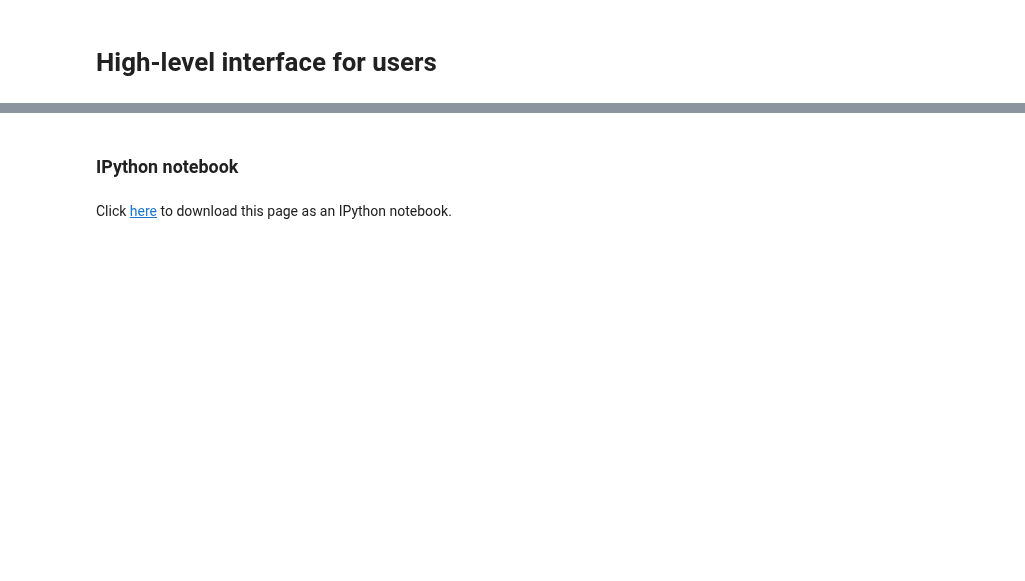
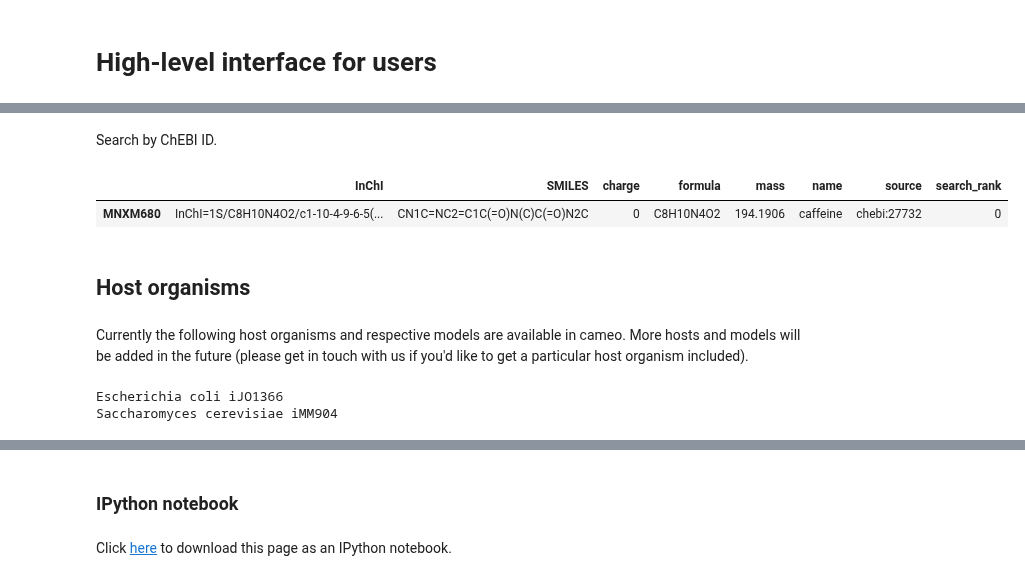
Before and after one commit to biosustain/cameo-notebooks, a Jupyter notebook: 08-high-level-API.ipynb, the cells around one changed output, grey strips where cells are left out. Saved outputs shown, nothing was run; the diff lists cells and outputs as text; code cells hidden in the pictures; blank space fills up the shorter version.

```diff
--- a/08-high-level-API.ipynb
+++ b/08-high-level-API.ipynb
@@ -13,0 +26,18 @@ from cameo import api
+# %% [markdown]
+Search by ChEBI ID.
+# %%
+api.products.search('chebi:27732')
+# %% [output]
+|  | InChI | SMILES | charge | formula | mass | name | source | search_rank |
+| MNXM680 | InChI=1S/C8H10N4O2/c1-10-4-9-6-5(... | CN1C=NC2=C1C(=O)N(C)C(=O)N2C | 0 | C8H10N4O2 | 194.1906 | caffeine | chebi:27732 | 0 |
+# %% [markdown]
+## Host organisms
+# %% [markdown]
+Currently the following host organisms and respective models are available in cameo. More hosts and models will be added in the future (please get in touch with us if you'd like to get a particular host organism included).
+# %%
+for host in api.hosts:
+    for model in host.models:
+        print(host.name, model.id)
+# %% [output]
+Escherichia coli iJO1366
+Saccharomyces cerevisiae iMM904
```
Also changed, not shown: parts of 16 cells of this notebook, 2 other files.
